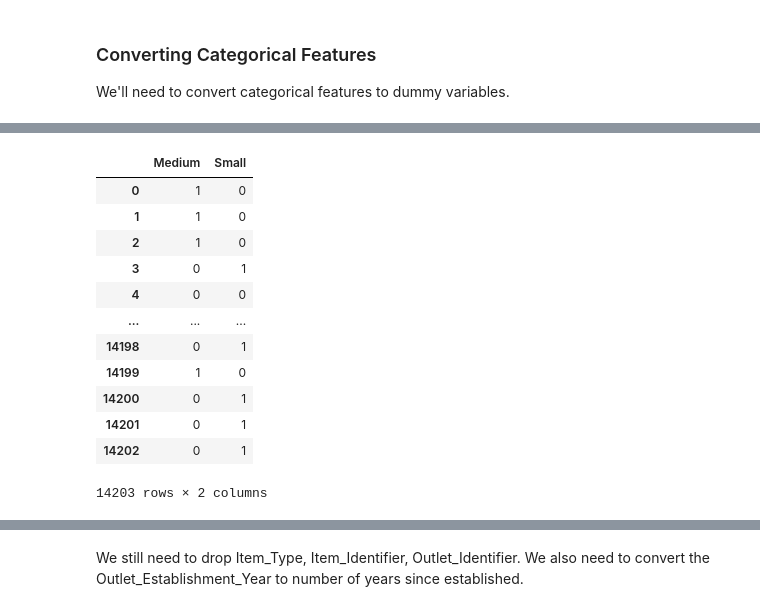
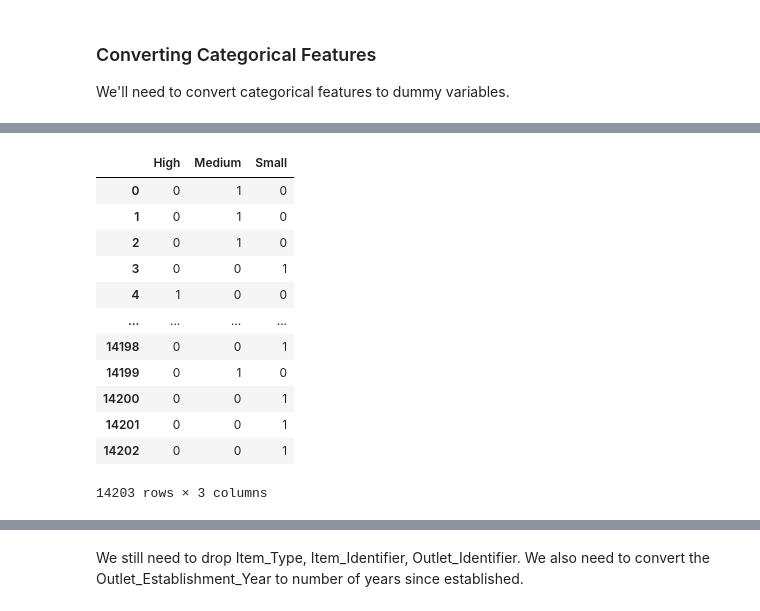
Before and after one commit to ayg15/bigmart-sales, a Jupyter notebook: Big Mart Sales Prediction.ipynb, the cells around one changed output, grey strips where cells are left out. Cells and saved outputs as stored; diff of their text form; code cells hidden in the pictures.

```diff
--- a/Big Mart Sales Prediction.ipynb
+++ b/Big Mart Sales Prediction.ipynb
@@ -536,0 +565,2 @@ Name: Item_Type_Generic, dtype: int64
+# %%
+sales_df.loc[sales_df['Item_Type_Generic']=='Non-Consumable','Item_Fat_Content'] = 'Non-Edible'
@@ -575,18 +612,18 @@ item_type_generic
 # %%
-outlet_size = pd.get_dummies(sales_df['Outlet_Size'], drop_first=True)
+outlet_size = pd.get_dummies(sales_df['Outlet_Size'])
 outlet_size
 # %% [output]
-|  | Medium | Small |
-| 0 | 1 | 0 |
-| 1 | 1 | 0 |
-| 2 | 1 | 0 |
-| 3 | 0 | 1 |
-| 4 | 0 | 0 |
-| ... | ... | ... |
-| 14198 | 0 | 1 |
-| 14199 | 1 | 0 |
-| 14200 | 0 | 1 |
-| 14201 | 0 | 1 |
-| 14202 | 0 | 1 |
+|  | High | Medium | Small |
+| 0 | 0 | 1 | 0 |
+| 1 | 0 | 1 | 0 |
+| 2 | 0 | 1 | 0 |
+| 3 | 0 | 0 | 1 |
+| 4 | 1 | 0 | 0 |
+| ... | ... | ... | ... |
+| 14198 | 0 | 0 | 1 |
+| 14199 | 0 | 1 | 0 |
+| 14200 | 0 | 0 | 1 |
+| 14201 | 0 | 0 | 1 |
+| 14202 | 0 | 0 | 1 |
-14203 rows × 2 columns
+14203 rows × 3 columns
 # %%
```
Also changed, not shown: parts of 27 cells of this notebook.
